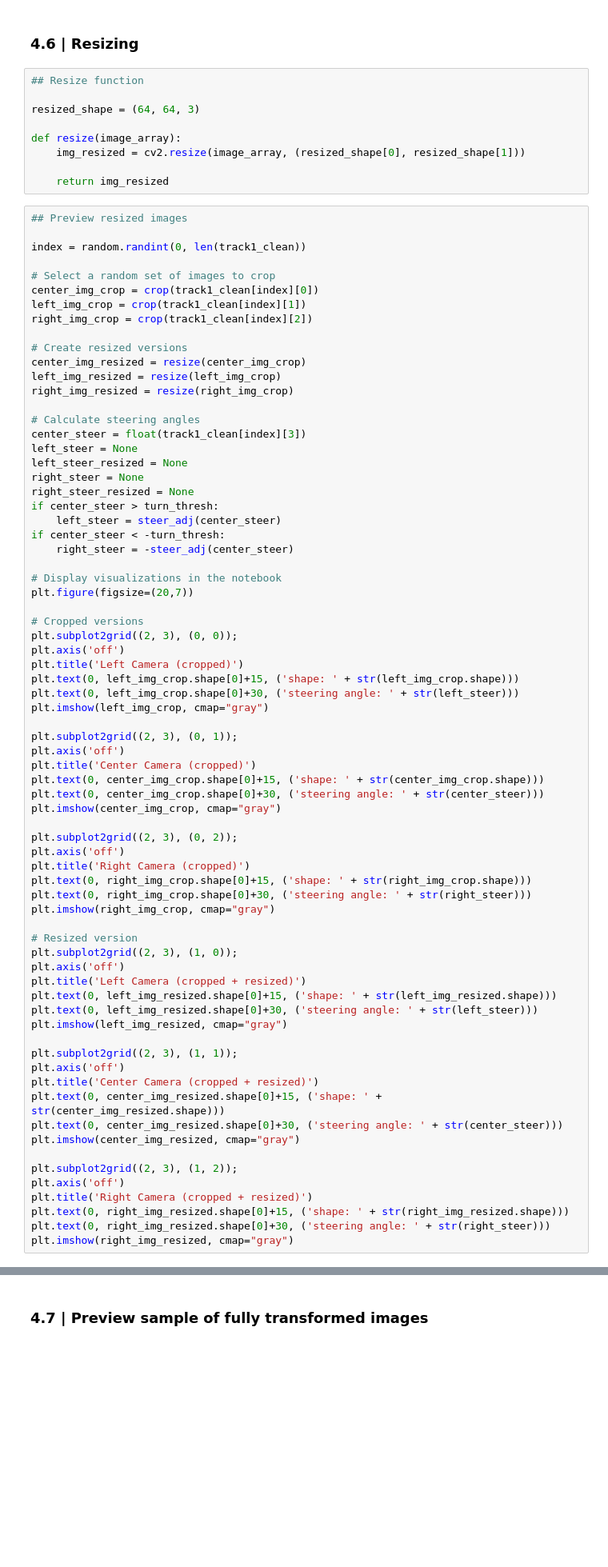
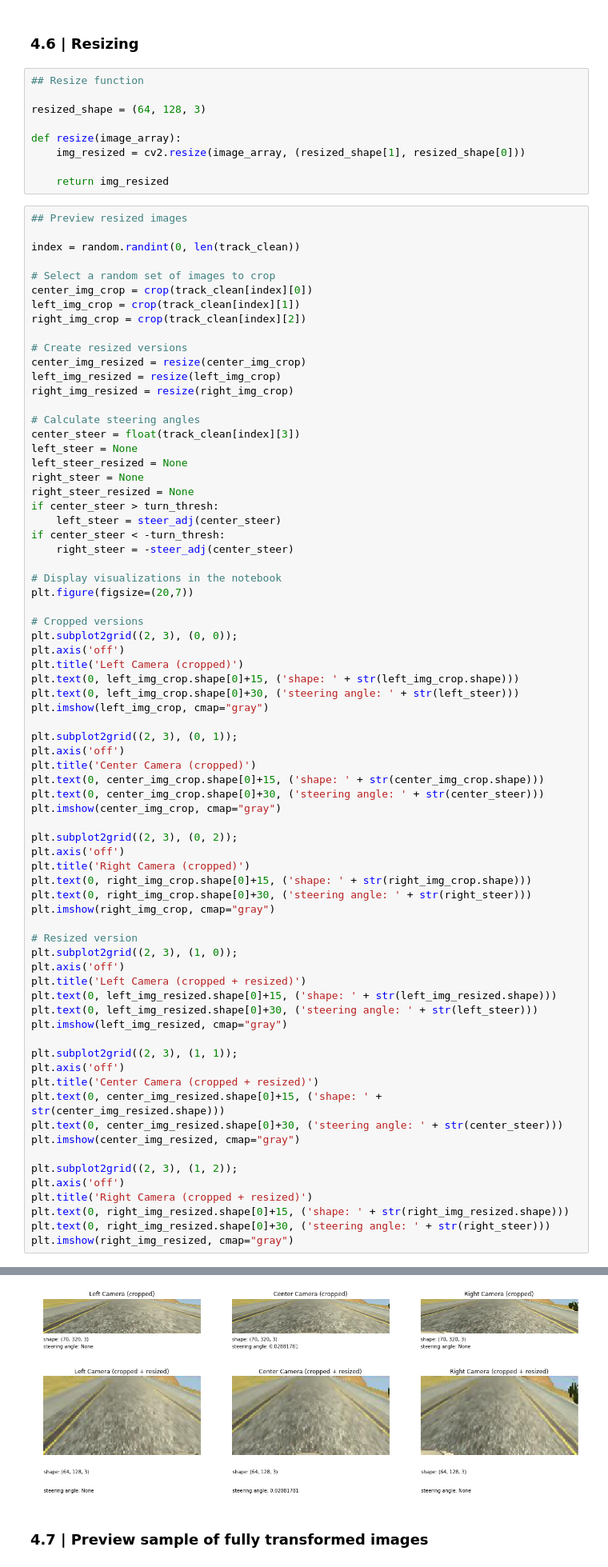
Before and after one commit to tommytracey/udacity, a Jupyter notebook: self-driving-nano/projects/3-behavioral-cloning/behavioral-cloning-v43.ipynb, the cells around one changed output, grey strips where cells are left out. Shown at 80% size. Drawn from its saved outputs; the diff is of its cells as text; blank space fills up the shorter version.

```diff
--- a/self-driving-nano/projects/3-behavioral-cloning/behavioral-cloning-v43.ipynb
+++ b/self-driving-nano/projects/3-behavioral-cloning/behavioral-cloning-v43.ipynb
@@ -1079,21 +1071,21 @@ keras_datagen = ImageDataGenerator(
 # %%
 ## Resize function
 
-resized_shape = (64, 64, 3)
+resized_shape = (64, 128, 3)
 
 def resize(image_array):
-    img_resized = cv2.resize(image_array, (resized_shape[0], resized_shape[1]))
+    img_resized = cv2.resize(image_array, (resized_shape[1], resized_shape[0]))
 
     return img_resized
 # %%
 ## Preview resized images
 
-index = random.randint(0, len(track1_clean))
+index = random.randint(0, len(track_clean))
 
 # Select a random set of images to crop
-center_img_crop = crop(track1_clean[index][0])
-left_img_crop = crop(track1_clean[index][1])
-right_img_crop = crop(track1_clean[index][2])
+center_img_crop = crop(track_clean[index][0])
+left_img_crop = crop(track_clean[index][1])
+right_img_crop = crop(track_clean[index][2])
 
 # Create resized versions
 center_img_resized = resize(center_img_crop)
@@ -1101,7 +1093,7 @@ left_img_resized = resize(left_img_crop)
 right_img_resized = resize(right_img_crop)
 
 # Calculate steering angles
-center_steer = float(track1_clean[index][3])
+center_steer = float(track_clean[index][3])
 left_steer = None
 left_steer_resized = None
 right_steer = None
@@ -1157,3 +1149,4 @@ plt.title('Right Camera (cropped + resized)')
 plt.text(0, right_img_resized.shape[0]+15, ('shape: ' + str(right_img_resized.shape)))
 plt.text(0, right_img_resized.shape[0]+30, ('steering angle: ' + str(right_steer)))
 plt.imshow(right_img_resized, cmap="gray")
+# %% [output]
@@ -1160,3 +1154,4 @@ plt.imshow(right_img_resized, cmap="gray")
+[figure, added]
 # %% [markdown]
 ### 4.7 | Preview sample of fully transformed images
 # %%
```
Also changed, not shown: parts of 45 cells of this notebook.
